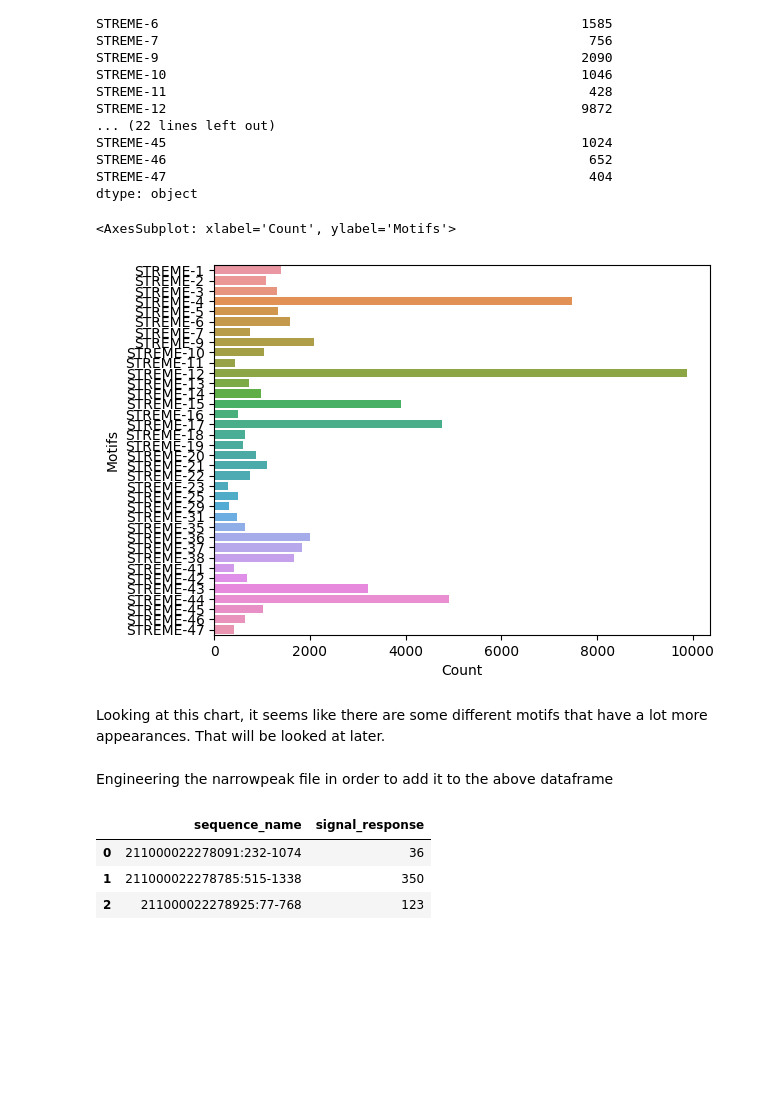
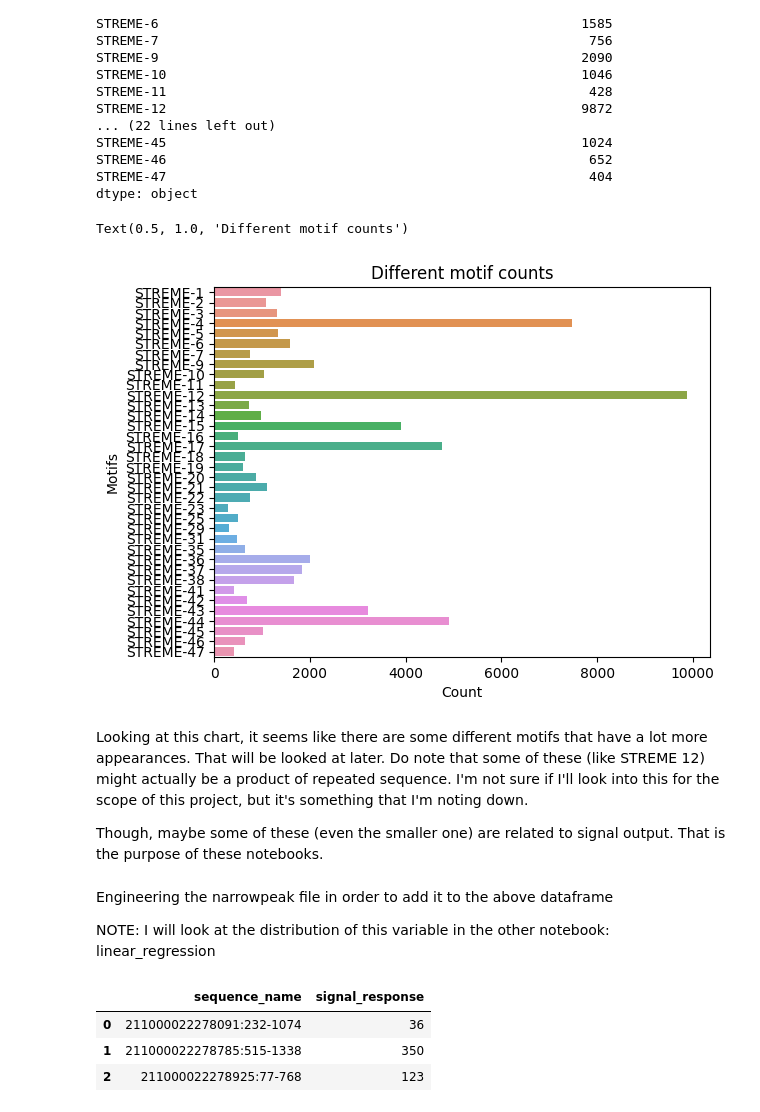
Before and after one commit to FriendlyBandit/data_science_final_project, a Jupyter notebook: logistic_regression_feature_engineering.ipynb, the cells around one changed output. Cells and saved outputs as stored; diff of their text form; code cells hidden in the pictures; blank space fills up the shorter version.

```diff
--- a/logistic_regression_feature_engineering.ipynb
+++ b/logistic_regression_feature_engineering.ipynb
@@ -153,13 +154,18 @@ new_df['Motifs'] = summed_df.columns
 new_df['Count'] = [value[0] for value in summed_df.T.values]
 # %%
 sns.barplot(data=new_df, y=new_df.Motifs, x=new_df.Count)
+plt.title("Different motif counts")
 # %% [output]
-<AxesSubplot: xlabel='Count', ylabel='Motifs'>
+Text(0.5, 1.0, 'Different motif counts')
-[figure, old version]
+[figure, new version]
-# %% [markdown]
-Looking at this chart, it seems like there are some different motifs that have a lot more appearances. That will be looked at later.
+# %% [markdown]
+Looking at this chart, it seems like there are some different motifs that have a lot more appearances. That will be looked at later. Do note that some of these (like STREME 12) might actually be a product of repeated sequence. I'm not sure if I'll look into this for the scope of this project, but it's something that I'm noting down.
+
+Though, maybe some of these (even the smaller one) are related to signal output. That is the purpose of these notebooks.
 # %% [markdown]
 Engineering the narrowpeak file in order to add it to the above dataframe
+
+NOTE: I will look at the distribution of this variable in the other notebook: linear_regression
 # %%
 sequence_name_generated = [f'{chr.strip()}:{start}-{end}' for chr, start, end in zip(narrowpeak.iloc[:,0], narrowpeak.iloc[:,1], narrowpeak.iloc[:,2])]
 # %%
```
Also changed, not shown: parts of 1 cell of this notebook, 2 other files.
